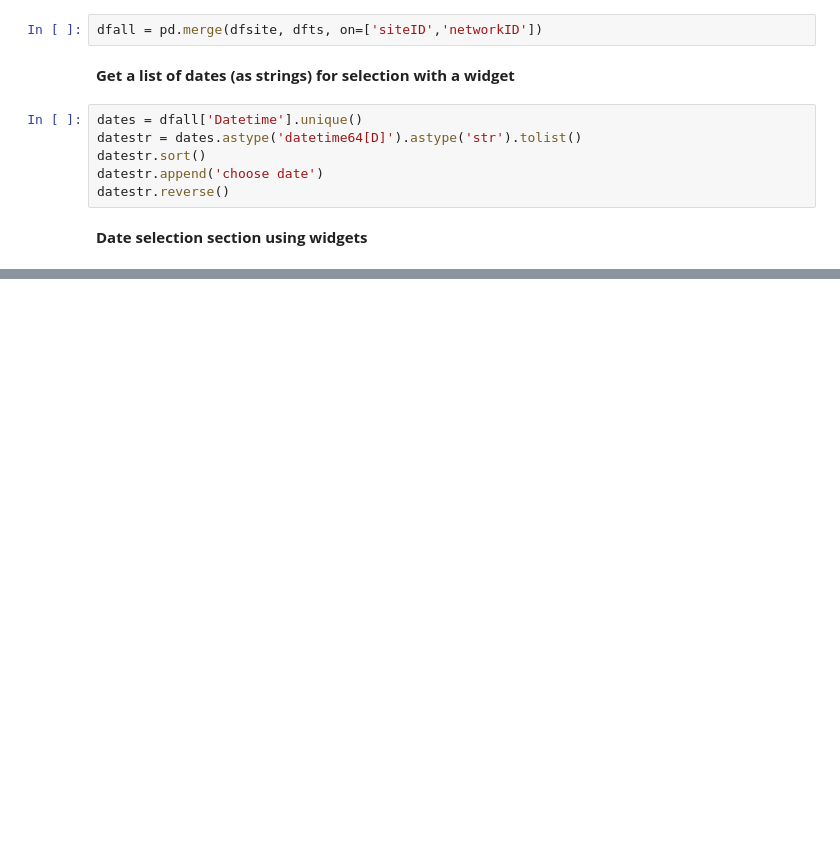
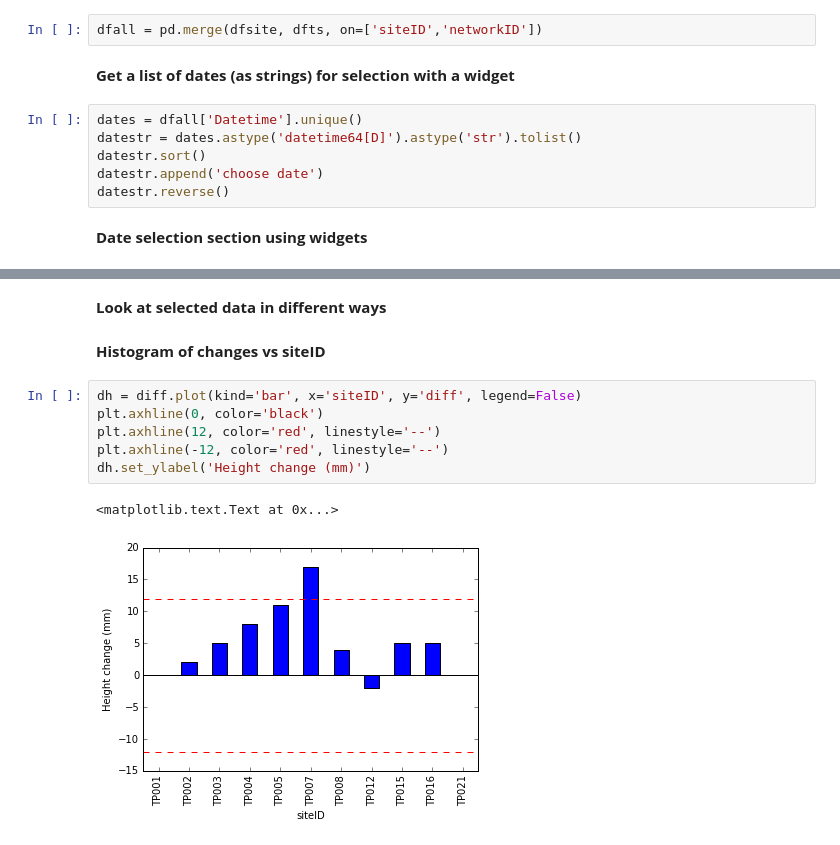
Before and after one commit to rumachan/iPythonNotebooks, a Jupyter notebook: taupo_lakelevel_map.ipynb, the cells around one changed output, grey strips where cells are left out. Drawn from its saved outputs; the diff is of its cells as text; blank space fills up the shorter version.

```diff
--- a/taupo_lakelevel_map.ipynb
+++ b/taupo_lakelevel_map.ipynb
@@ -160,0 +168,13 @@ widgets.HBox([wd1, wd2, g])
+# %% [markdown]
+**Look at selected data in different ways**
+# %% [markdown]
+**Histogram of changes vs siteID**
+# %%
+dh = diff.plot(kind='bar', x='siteID', y='diff', legend=False)
+plt.axhline(0, color='black')
+plt.axhline(12, color='red', linestyle='--')
+plt.axhline(-12, color='red', linestyle='--')
+dh.set_ylabel('Height change (mm)')
+# %% [output]
+<matplotlib.text.Text at 0x...>
+[figure, added]
```
Also changed, not shown: parts of 10 cells of this notebook.
